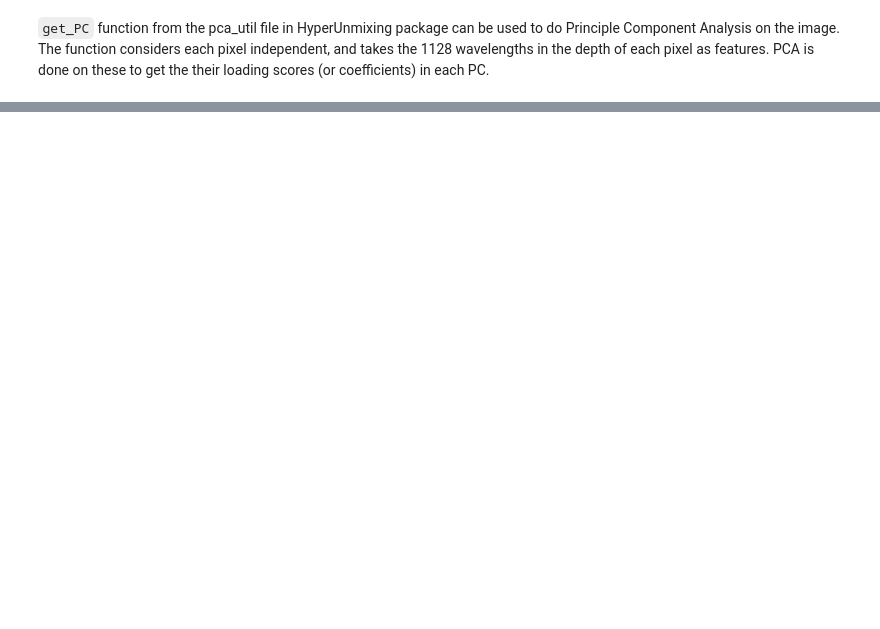
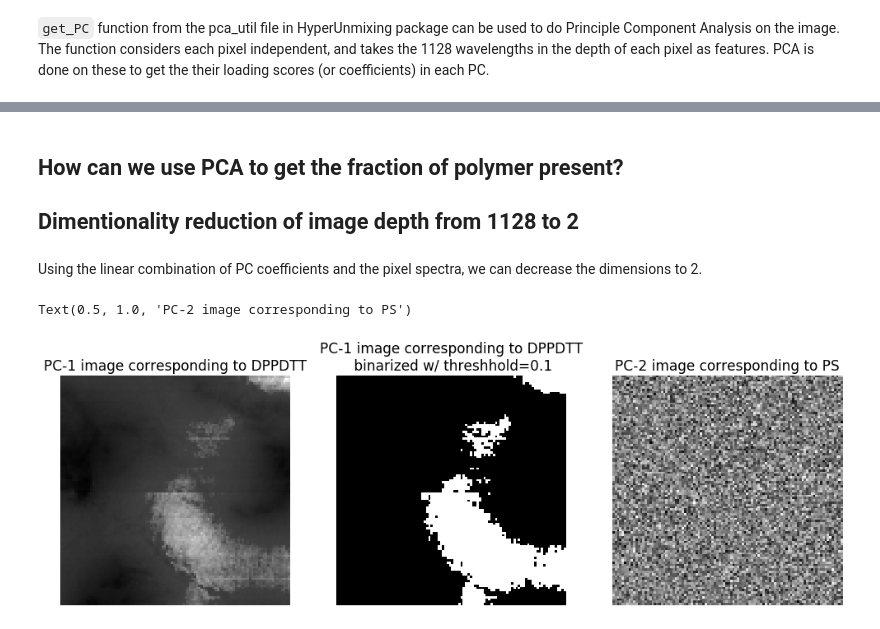
Before and after one commit to mdbresh/HyperUnmixing, a Jupyter notebook: notebooks/Preetham_Presentation.ipynb, the cells around one changed output, grey strips where cells are left out. Cells and saved outputs as stored; diff of their text form; code cells hidden in the pictures; blank space fills up the shorter version.

```diff
--- a/notebooks/Preetham_Presentation.ipynb
+++ b/notebooks/Preetham_Presentation.ipynb
@@ -393,0 +111,28 @@ loading_scores = get_PC(im, show_plots=True, top_n=3, PC_n=1, top_load_n=1, figs
+# %% [markdown]
+## How can we use PCA to get the fraction of polymer present?
+
+## Dimentionality reduction of image depth from 1128 to 2
+# %% [markdown]
+Using the linear combination of PC coefficients and the pixel spectra, we can decrease the dimensions to 2.
+# %%
+new_im = make_PC_images(im, loading_scores, PC_num=[1, 2])
+# %%
+fig, ax = plt.subplots(ncols=3, figsize=(17,8))
+
+ax[0].imshow(new_im[:,:,0], cmap='gray')
+ax[0].axis('off')
+ax[0].set_title("PC-1 image corresponding to DPPDTT", fontsize=17)
+
+#Binarizing the DPPDT image
+thresh = 0.1
+binary_im = mask_im(new_im[:,:,0], thresh)
+ax[1].imshow(binary_im, cmap='gray')
+ax[1].axis('off')
+ax[1].set_title("PC-1 image corresponding to DPPDTT\n binarized w/ threshhold={}".format(thresh), fontsize=17)
+
+ax[2].imshow(new_im[:,:,1], cmap='gray')
+ax[2].axis('off')
+ax[2].set_title("PC-2 image corresponding to PS", fontsize=17)
+# %% [output]
+Text(0.5, 1.0, 'PC-2 image corresponding to PS')
+[figure, added]
```
Also changed, not shown: parts of 75 cells of this notebook, 6 other files.
